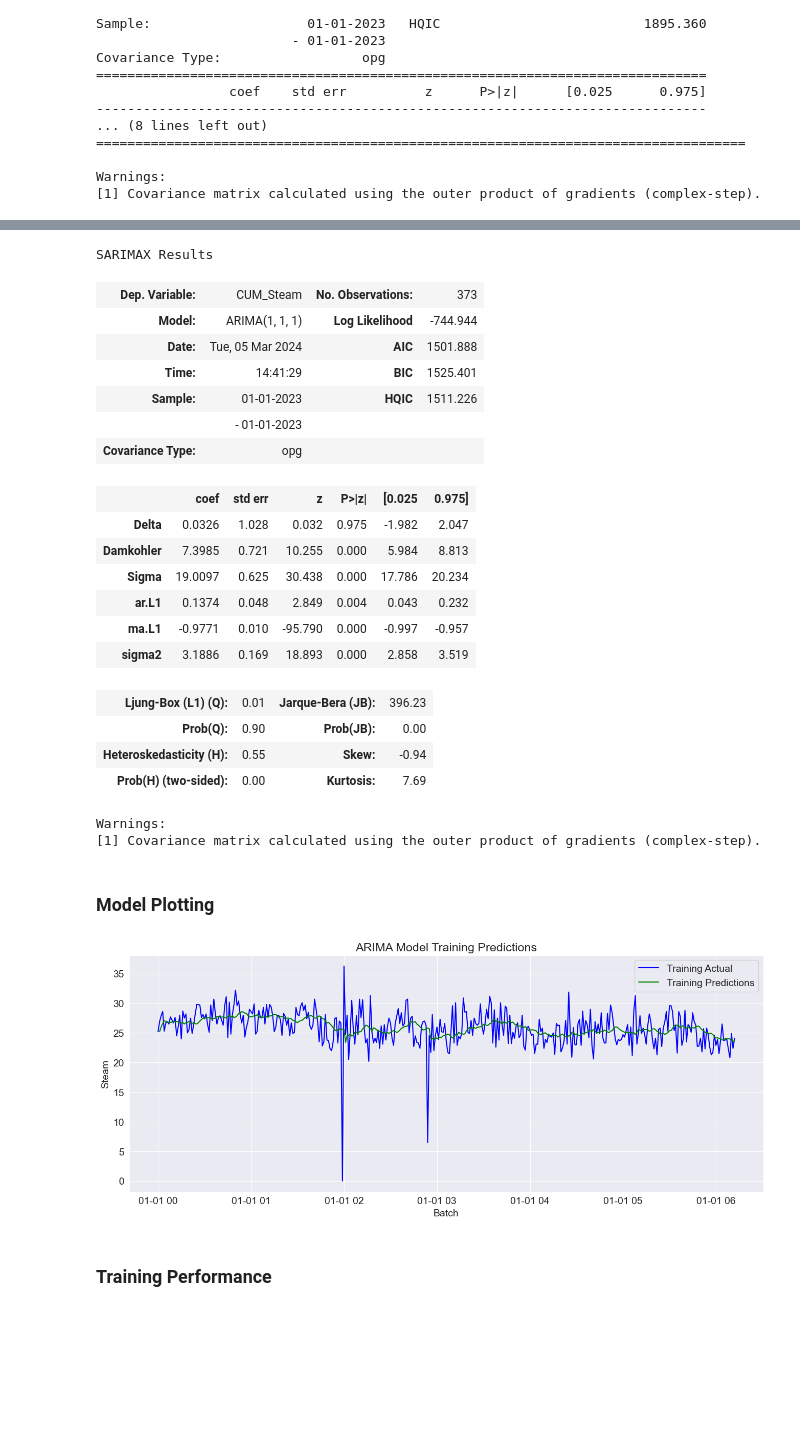
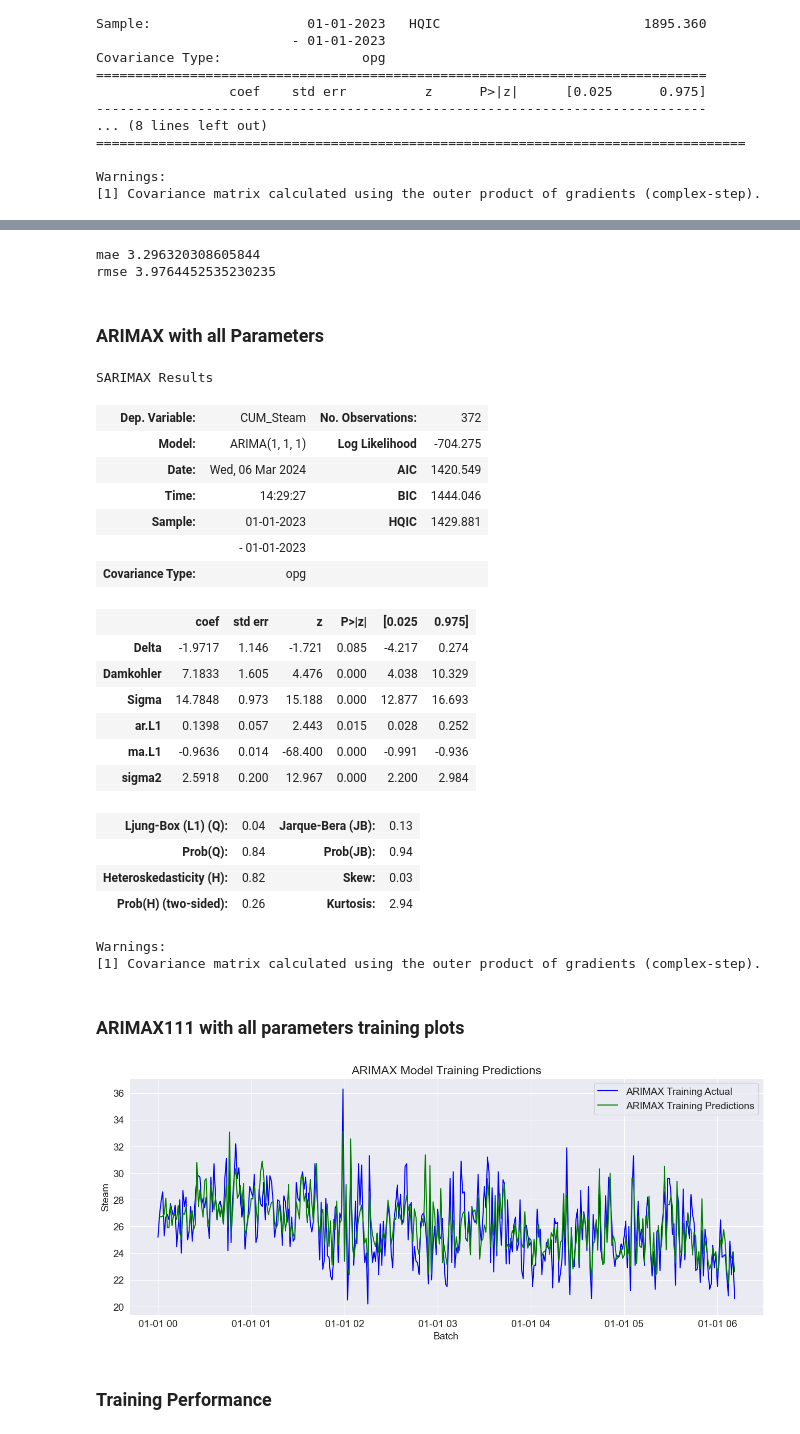
Before and after one commit to DaviesHub/linear_timeseries_analysis, a Jupyter notebook: Dig15LinearAnalysis.ipynb, the cells around one changed output, grey strips where cells are left out. Cells and saved outputs as stored; diff of their text form; code cells hidden in the pictures; blank space fills up the shorter version.

```diff
--- a/Dig15LinearAnalysis.ipynb
+++ b/Dig15LinearAnalysis.ipynb
@@ -21,6 +21,6 @@ sns.mpl.rc("font", size=14)
 # %% [markdown]
 ### Import Digester 15 data
 # %%
-data15 = pd.read_csv("~/Documents/Data/NNRB/Finaldata/NN_Dataset.csv")
+data15 = pd.read_csv("linearmoddataset.csv")
 data15.head()
 # %% [output]
@@ -334,66 +496,81 @@ LLR test: 1.0
+# %%
+# Calculate Mean Absolute Error (MAE)
+mae = mean_absolute_error(data15_test['CUM_Steam'], arimax_test_predictions['predicted_mean'])
+
+# Calculate Root Mean Squared Error (RMSE)
+rmse = np.sqrt(mean_squared_error(data15_test['CUM_Steam'], arimax_test_predictions['predicted_mean']))
+
+print('mae', mae)
+print('rmse', rmse)
+# %% [output]
+mae 3.296320308605844
+rmse 3.9764452535230235
+# %% [markdown]
+### ARIMAX with all Parameters
 # %%
 # Define exogenous variables
 exog_vars = data15_train[['Delta', 'Damkohler', 'Sigma']]
 
 # Fit AutoARIMA model with exogenous variables
-model_arimax = ARIMA(data15_train['CUM_Steam'], exog=exog_vars, order=(1,1,1))  # Modify 'm' based on the seasonality of your data
+model_arimax = ARIMA(data15_train['CUM_Steam'], exog=exog_vars, order=(1,1,1))
 res_arimax = model_arimax.fit()
 res_arimax.summary()
 # %% [output]
 SARIMAX Results
-| Dep. Variable: | CUM_Steam | No. Observations: | 373 |
-| Model: | ARIMA(1, 1, 1) | Log Likelihood | -744.944 |
-| Date: | Tue, 05 Mar 2024 | AIC | 1501.888 |
-| Time: | 14:41:29 | BIC | 1525.401 |
-| Sample: | 01-01-2023 | HQIC | 1511.226 |
+| Dep. Variable: | CUM_Steam | No. Observations: | 372 |
+| Model: | ARIMA(1, 1, 1) | Log Likelihood | -704.275 |
+| Date: | Wed, 06 Mar 2024 | AIC | 1420.549 |
+| Time: | 14:29:27 | BIC | 1444.046 |
+| Sample: | 01-01-2023 | HQIC | 1429.881 |
 |  | - 01-01-2023 |  |  |
 | Covariance Type: | opg |  |  |
 |  | coef | std err | z | P>|z| | [0.025 | 0.975] |
-| Delta | 0.0326 | 1.028 | 0.032 | 0.975 | -1.982 | 2.047 |
-| Damkohler | 7.3985 | 0.721 | 10.255 | 0.000 | 5.984 | 8.813 |
-| Sigma | 19.0097 | 0.625 | 30.438 | 0.000 | 17.786 | 20.234 |
-| ar.L1 | 0.1374 | 0.048 | 2.849 | 0.004 | 0.043 | 0.232 |
-| ma.L1 | -0.9771 | 0.010 | -95.790 | 0.000 | -0.997 | -0.957 |
-| sigma2 | 3.1886 | 0.169 | 18.893 | 0.000 | 2.858 | 3.519 |
+| Delta | -1.9717 | 1.146 | -1.721 | 0.085 | -4.217 | 0.274 |
+| Damkohler | 7.1833 | 1.605 | 4.476 | 0.000 | 4.038 | 10.329 |
+| Sigma | 14.7848 | 0.973 | 15.188 | 0.000 | 12.877 | 16.693 |
+| ar.L1 | 0.1398 | 0.057 | 2.443 | 0.015 | 0.028 | 0.252 |
+| ma.L1 | -0.9636 | 0.014 | -68.400 | 0.000 | -0.991 | -0.936 |
+| sigma2 | 2.5918 | 0.200 | 12.967 | 0.000 | 2.200 | 2.984 |
-| Ljung-Box (L1) (Q): | 0.01 | Jarque-Bera (JB): | 396.23 |
-| Prob(Q): | 0.90 | Prob(JB): | 0.00 |
-| Heteroskedasticity (H): | 0.55 | Skew: | -0.94 |
-| Prob(H) (two-sided): | 0.00 | Kurtosis: | 7.69 |
+| Ljung-Box (L1) (Q): | 0.04 | Jarque-Bera (JB): | 0.13 |
+| Prob(Q): | 0.84 | Prob(JB): | 0.94 |
+| Heteroskedasticity (H): | 0.82 | Skew: | 0.03 |
+| Prob(H) (two-sided): | 0.26 | Kurtosis: | 2.94 |
 Warnings:
 [1] Covariance matrix calculated using the outer product of gradients (complex-step).
-# %% [markdown]
-### Model Plotting
+# %% [markdown]
+### ARIMAX111 with all parameters training plots
 # %%
-start_date = '2023-01-01 06:13:00'
-end_date = '2023-01-01 07:46:00'
+start_date = '2023-01-01 06:12:00'
+end_date = '2023-01-01 07:44:00'
+exog_vars_test = data15_test[['Delta', 'Damkohler', 'Sigma']]
 
 # Make predictions on training dataset
-train_predictions = pd.DataFrame(results_arima111.predict())
+train_predictions = pd.DataFrame(res_arimax.predict())
 #print(train_predictions)
 
 pd.set_option('display.max_rows', None)
 pd.set_option('display.max_columns', None)
 
 #Make predictions on test dataset
-test_predictions = pd.DataFrame(results_arima111.predict(start=start_date, end=end_date))
+arimax_test_predictions = pd.DataFrame(res_arimax.predict(start=start_date, end=end_date, exog=exog_vars_test))
 #print(test_predictions)
 
 # Plot actual values of training data
-plt.plot(data15_train.index, data15_train['CUM_Steam'], color='blue', label='Training Actual')
+plt.plot(data15_train.index, data15_train['CUM_Steam'], color='blue', label='ARIMAX Training Actual')
 
 # Plot predicted values of training data
-plt.plot(data15_train.index[1:], train_predictions['predicted_mean'].iloc[1:], color='green', label='Training Predictions')
+plt.plot(data15_train.index[1:], train_predictions['predicted_mean'].iloc[1:], color='green', label='ARIMAX Training Predictions')
 
 # Add labels and legend
-plt.title('ARIMA Model Training Predictions')
+plt.title('ARIMAX Model Training Predictions')
 plt.xlabel('Batch')
 plt.ylabel('Steam')
 plt.legend()
 
 # Show plot
 plt.show()
 # %% [output]
-[figure, old version]
+[figure, new version]
 # %% [markdown]
 ### Training Performance
 # %%
```
Also changed, not shown: parts of 44 cells of this notebook, 1 other file.
